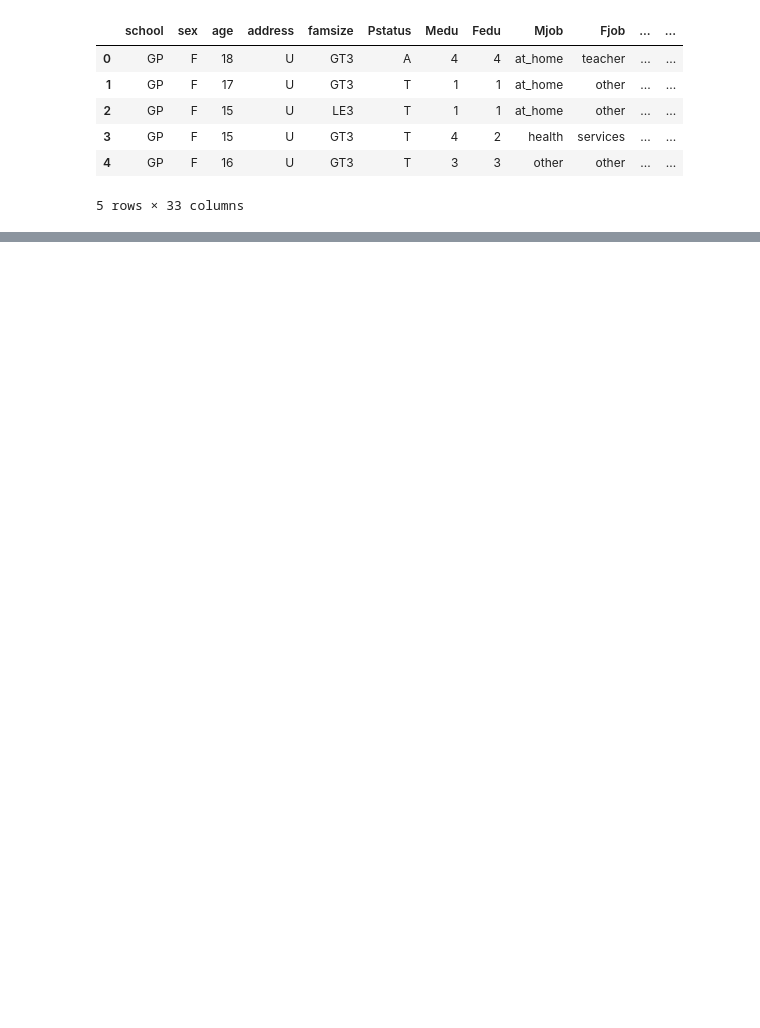
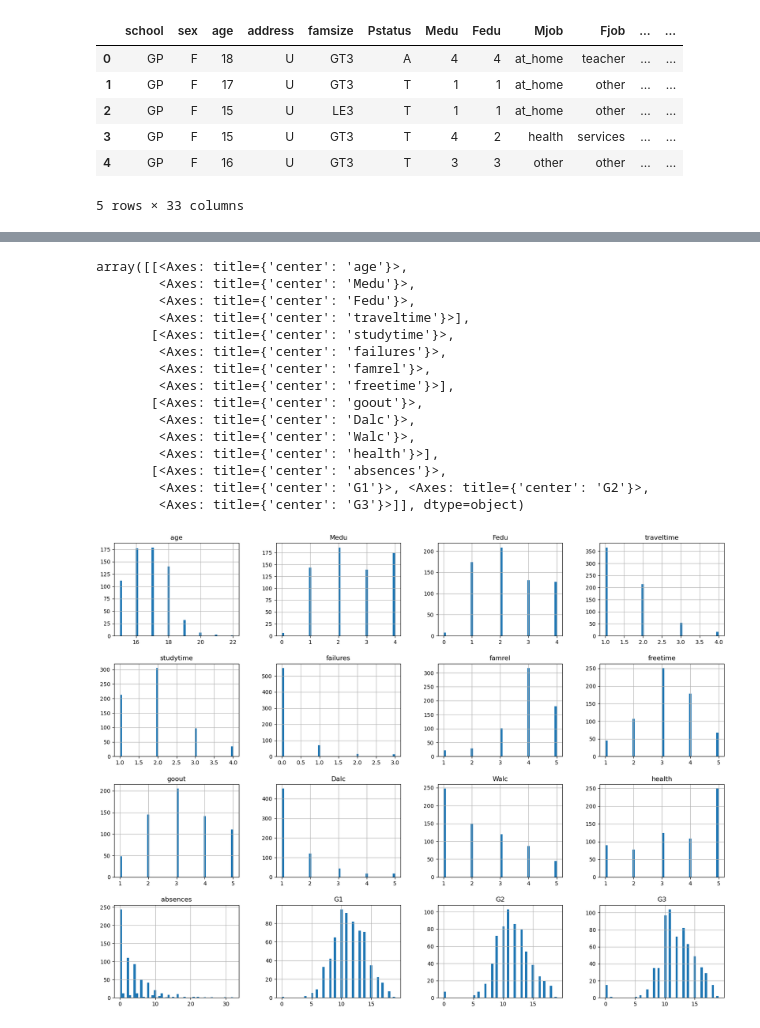
Before and after one commit to bhavani42005/student-performance-ml, a Jupyter notebook: datasets/Students_performance/datasetloading.ipynb, the cells around one changed output, grey strips where cells are left out. Saved outputs shown, nothing was run; the diff lists cells and outputs as text; code cells hidden in the pictures; blank space fills up the shorter version.

Commit message:
split the data into training and test set , and also visualized the data , encoded the categorial attributes

```diff
--- a/datasets/Students_performance/datasetloading.ipynb
+++ b/datasets/Students_performance/datasetloading.ipynb
@@ -15,0 +48,21 @@ student.head()
+# %%
+%matplotlib inline
+import matplotlib.pyplot as plt
+student.hist(bins = 50 , figsize=(20,15))
+# %% [output]
+array([[<Axes: title={'center': 'age'}>,
+        <Axes: title={'center': 'Medu'}>,
+        <Axes: title={'center': 'Fedu'}>,
+        <Axes: title={'center': 'traveltime'}>],
+       [<Axes: title={'center': 'studytime'}>,
+        <Axes: title={'center': 'failures'}>,
+        <Axes: title={'center': 'famrel'}>,
+        <Axes: title={'center': 'freetime'}>],
+       [<Axes: title={'center': 'goout'}>,
+        <Axes: title={'center': 'Dalc'}>,
+        <Axes: title={'center': 'Walc'}>,
+        <Axes: title={'center': 'health'}>],
+       [<Axes: title={'center': 'absences'}>,
+        <Axes: title={'center': 'G1'}>, <Axes: title={'center': 'G2'}>,
+        <Axes: title={'center': 'G3'}>]], dtype=object)
+[figure, added]
```
Also changed, not shown: parts of 12 cells of this notebook.
